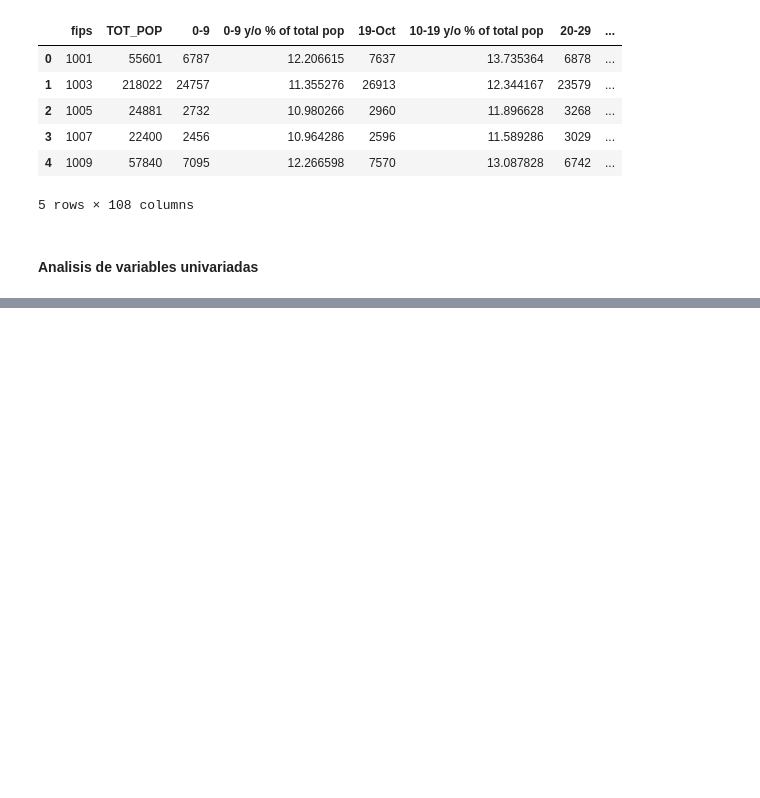
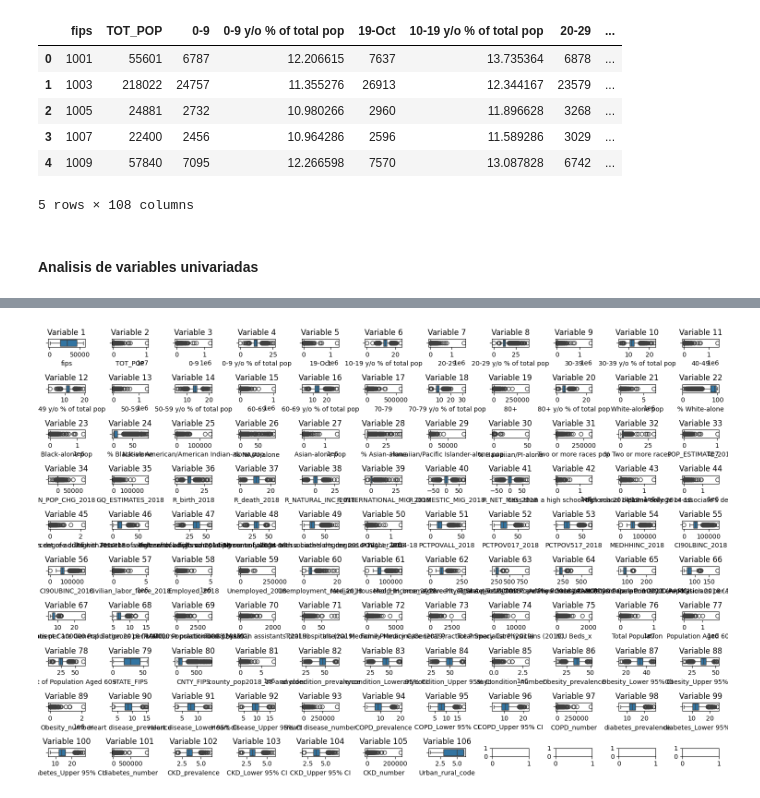
Before and after one commit to pjpena19/REGULARIZED_LINEAR_REG, a Jupyter notebook: src/explore.ipynb, the cells around one changed output, grey strips where cells are left out. Drawn from its saved outputs; the diff is of its cells as text; code cells hidden in the pictures; blank space fills up the shorter version.

```diff
--- a/src/explore.ipynb
+++ b/src/explore.ipynb
@@ -123,0 +126,36 @@ Columna 108: Urban_rural_code
+# %%
+import seaborn as sns  # Importar Seaborn
+
+def plot_boxplots_grid(df, n_rows, n_cols, figsize=(15, 10)):
+    """
+    Crea una cuadrícula de diagramas de caja para todas las variables numéricas de un DataFrame.
+
+    Args:
+        df: El DataFrame que contiene los datos.
+        n_rows: Número de filas en la cuadrícula de subplots.
+        n_cols: Número de columnas en la cuadrícula de subplots.
+        figsize: Tupla que especifica el ancho y la altura de la figura.
+    """
+
+    # Seleccionar solo las columnas numéricas
+    num_cols = df.select_dtypes(include=['number']).columns
+
+    # Crear una figura con subplots
+    fig, axes = plt.subplots(n_rows, n_cols, figsize=figsize)
+    axes = axes.flatten()
+
+    # Iterar sobre cada columna y crear un diagrama de caja
+    for i, col in enumerate(num_cols):
+        if i < len(axes):
+            ax = axes[i]
+            sns.boxplot(x=df[col], ax=ax)
+            ax.set_title(f"Variable {i+1}")
+
+    # Ajustar el diseño de la figura
+    plt.tight_layout()
+    plt.show()
+
+# Llamar a la función con tu DataFrame y el número deseado de filas y columnas
+plot_boxplots_grid(total_data, 10, 11)
+# %% [output]
+[figure, added]
```
Also changed, not shown: parts of 3 cells of this notebook.
